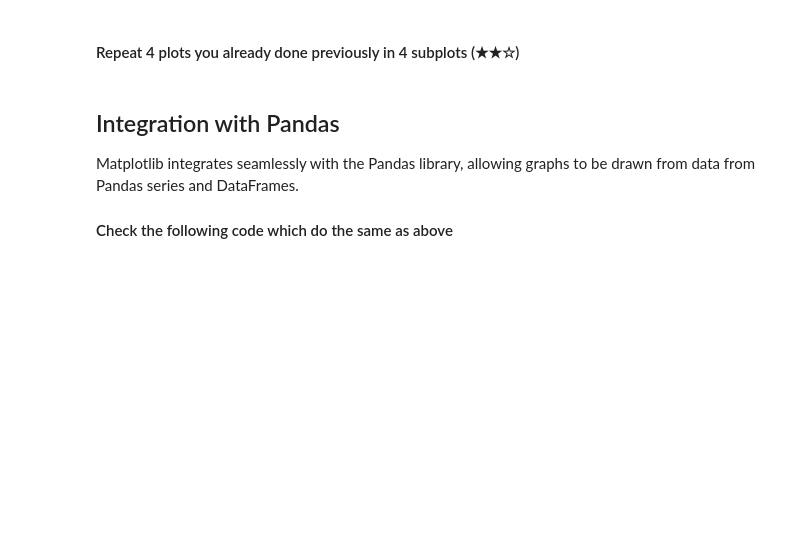
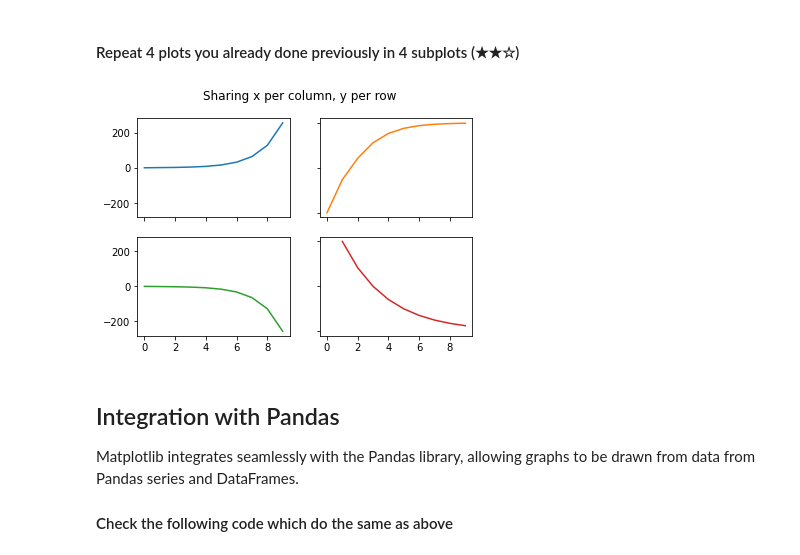
Before and after one commit to spannozzo/machine-learning-prework, a Jupyter notebook: 04-matplotlib/04.1-Intro-to-Matplotlib.ipynb, the cells around one changed output. Cells and saved outputs as stored; diff of their text form; code cells hidden in the pictures; blank space fills up the shorter version.

```diff
--- a/04-matplotlib/04.1-Intro-to-Matplotlib.ipynb
+++ b/04-matplotlib/04.1-Intro-to-Matplotlib.ipynb
@@ -328,6 +328,24 @@ plt.show()
 [figure]
 # %% [markdown]
 #### Repeat 4 plots you already done previously in 4 subplots (★★☆)
+# %%
+import numpy as np
+import matplotlib.pyplot as plt
+
+x = np.arange(0,10)
+y = np.array([0,1,2,4,8,16,32,64,128,256])
+
+fig, ((ax1, ax2), (ax3, ax4)) = plt.subplots(2, 2,sharex=True,sharey='col')
+fig.suptitle('Sharing x per column, y per row')
+ax1.plot(x, y)
+ax2.plot(x, np.exp(-1/y), 'tab:orange')
+ax3.plot(x, -y, 'tab:green')
+ax4.plot(x, 1/np.sqrt(y), 'tab:red')
+
+for ax in fig.get_axes():
+    ax.label_outer()
+# %% [output]
+[figure, added]
 # %% [markdown]
 ## Integration with Pandas
 Matplotlib integrates seamlessly with the Pandas library, allowing graphs to be drawn from data from Pandas series and DataFrames.
```
Also changed, not shown: parts of 2 cells of this notebook.
